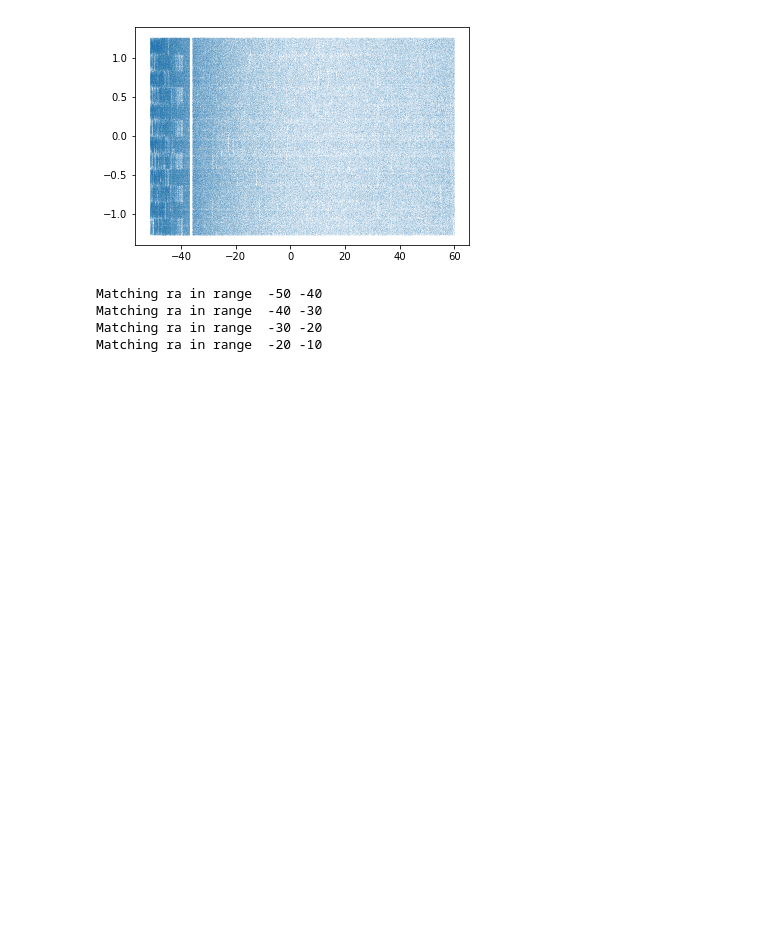
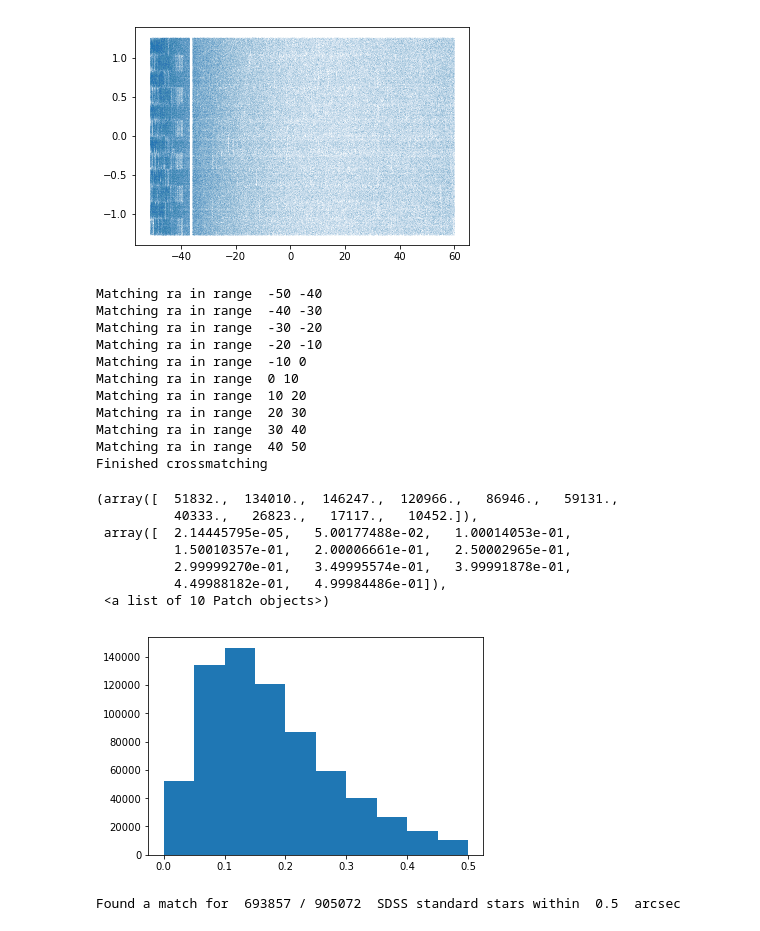
Before and after one commit to dirac-institute/uw-astr598-w18, a Jupyter notebook: homeworks/group2/HW4_save_catalogs.ipynb, the cells around one changed output. Cells and saved outputs as stored; diff of their text form; code cells hidden in the pictures; blank space fills up the shorter version.

Commit message:
added stars cross-match

```diff
--- a/homeworks/group2/HW4_save_catalogs.ipynb
+++ b/homeworks/group2/HW4_save_catalogs.ipynb
@@ -304,7 +304,7 @@ for i in range(len(ra)-1):
     idx, d2d, d3d = coords1.match_to_catalog_sky(coords2)
 
     cat12_part = hstack([cat1_part, cat2_part[idx]])
-    cat12_part['sep_2d_arcsec_HLC_NSC_SDSS'] = d2d.arcsec
+    cat12_part['sep_2d_arcsec_NSC_SDSS'] = d2d.arcsec
 
     hlc_nsc_qso = vstack([cat12_part, hlc_nsc_qso])
 
@@ -388,7 +394,7 @@ for i in range(len(ra)-1):
     idx, d2d, d3d = coords1.match_to_catalog_sky(coords2)
 
     cat12_part = hstack([cat1_part, cat2_part[idx]])
-    cat12_part['sep_2d_arcsec_HLC_NSC_SDSS'] = d2d.arcsec
+    cat12_part['sep_2d_arcsec_NSC_SDSS'] = d2d.arcsec
 
     hlc_nsc_stars = vstack([cat12_part, hlc_nsc_stars])
 
@@ -398,3 +404,28 @@ Matching ra in range  -50 -40
 Matching ra in range  -40 -30
 Matching ra in range  -30 -20
 Matching ra in range  -20 -10
+Matching ra in range  -10 0
+Matching ra in range  0 10
+Matching ra in range  10 20
+Matching ra in range  20 30
+Matching ra in range  30 40
+Matching ra in range  40 50
+Finished crossmatching
+# %%
+x = hlc_nsc_stars['sep_2d_arcsec_NSC_SDSS']
+radius = 0.5
+plt.hist(x[x<radius])
+# %% [output]
+(array([  51832.,  134010.,  146247.,  120966.,   86946.,   59131.,
+          40333.,   26823.,   17117.,   10452.]),
+ array([  2.14445795e-05,   5.00177488e-02,   1.00014053e-01,
+          1.50010357e-01,   2.00006661e-01,   2.50002965e-01,
+          2.99999270e-01,   3.49995574e-01,   3.99991878e-01,
+          4.49988182e-01,   4.99984486e-01]),
+ <a list of 10 Patch objects>)
+[figure, added]
+# %%
+print('Found a match for ',np.sum(x<radius), '/',len(x),' SDSS standard stars within ',
+      radius,' arcsec')
+# %% [output]
+Found a match for  693857 / 905072  SDSS standard stars within  0.5  arcsec
```
Also changed, not shown: parts of 3 cells of this notebook.
